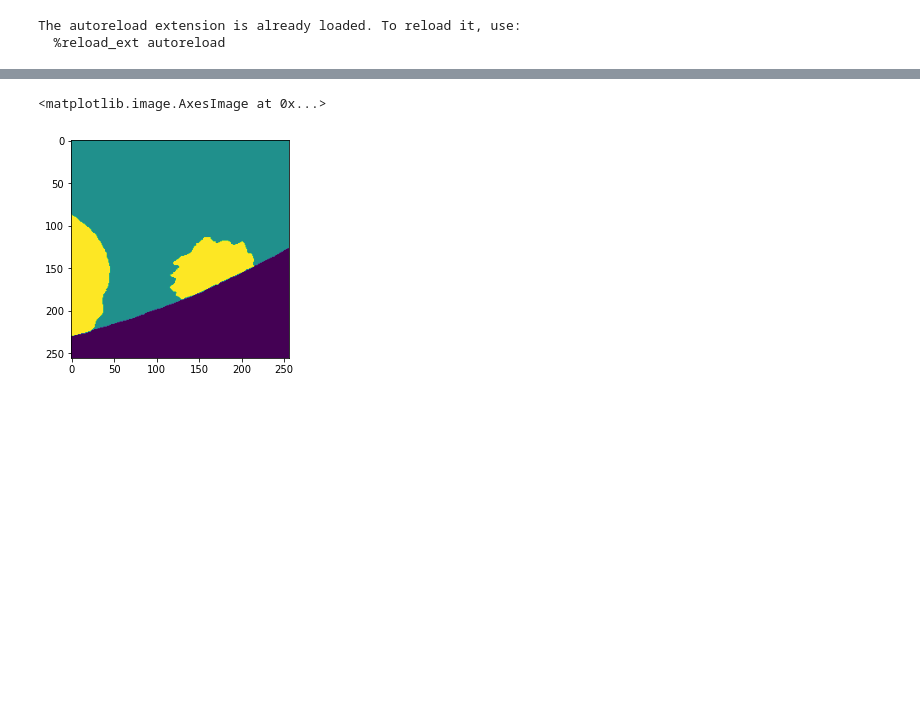
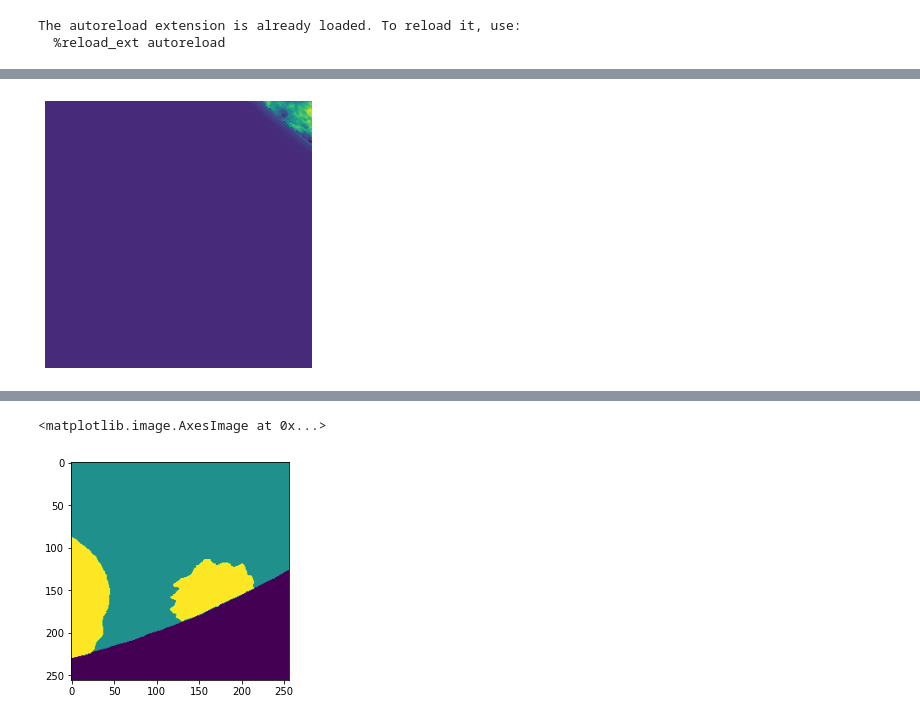
Before and after one commit to laura-rieger/segmenter, a Jupyter notebook: src/MakePresentatrion.ipynb, the cells around one changed output, grey strips where cells are left out. Cells and saved outputs as stored; diff of their text form; code cells hidden in the pictures; blank space fills up the shorter version.

```diff
--- a/src/MakePresentatrion.ipynb
+++ b/src/MakePresentatrion.ipynb
@@ -41,0 +93,11 @@ The autoreload extension is already loaded. To reload it, use:
+# %%
+test_set = TensorDataset(
+        *[
+            torch.Tensor(input)
+            for input in  my_data.make_dataset(
+                x[-4:],
+                y[-4:],
+                img_size=256,
+                offset=128,
+            )])
+test_loader = DataLoader(test_set, shuffle=False, drop_last=True, batch_size = 2)
@@ -41,0 +106,11 @@ The autoreload extension is already loaded. To reload it, use:
+# %%
+my_idxs = uncertainty_cost(net, device, test_loader, -1)
+# my_idxs = [ 63,  49, 178,  64, 170, 179,  14, 171]
+# %%
+fig, axes = plt.subplots()
+axes.imshow(test_set[my_idxs[10]][0][0])
+axes.axis('off')
+fig.tight_layout()
+fig.savefig(oj(fig_path, 'low_uncertainty.png'))
+# %% [output]
+[figure, added]
```
Also changed, not shown: parts of 32 cells of this notebook, 9 other files.
